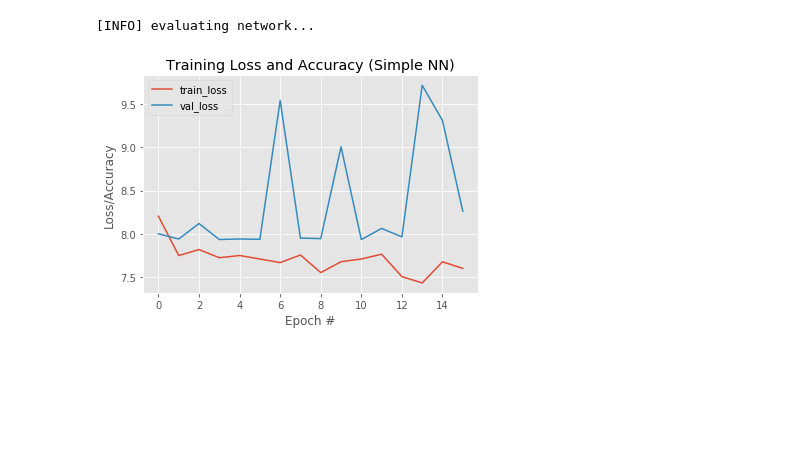
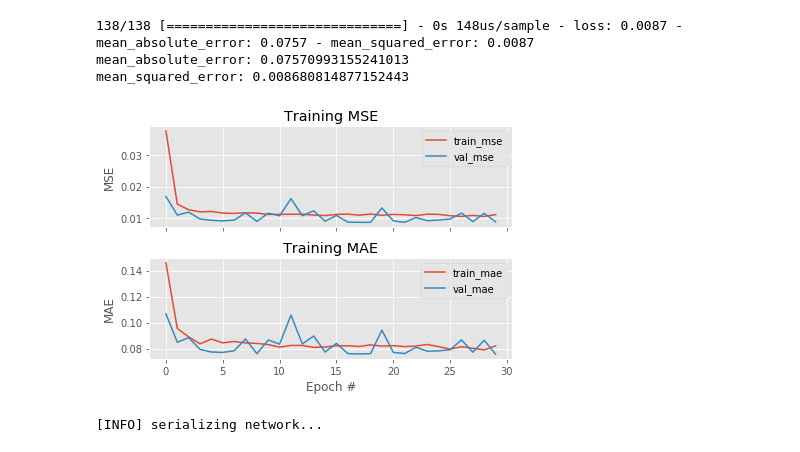
Before and after one commit to patricksferraz/wind-speed-forecast, a Jupyter notebook: rna.ipynb, the cells around one changed output. Cells and saved outputs as stored; diff of their text form; code cells hidden in the pictures; blank space fills up the shorter version.

Commit message:
refactor: deletes comments, changes query variables, changes plot function"
Please enter the commit message for your changes. Lines starting

```diff
--- a/rna.ipynb
+++ b/rna.ipynb
@@ -9,7 +9,9 @@ import numpy as np
 import matplotlib
 # %%
 args = {
-    "dataset": "confidential/train150.txt"
+    "dataset": "confidential/train150.txt",
+    "model": "out/wind_speed_nn.model",
+    "plot": "out/wind_speed_plot.png"
 }
 # %%
 np.random.seed(8)
@@ -18,7 +20,7 @@ dataframe = pd.read_csv(args["dataset"], delimiter="\t", header=None)
 dataset = dataframe.values
 # %%
 X = dataset[:-1]
-Y = dataset[:, 4][1:]
+Y = dataset[1:, 4]
 # %%
 # partition the data into training and testing splits using 75% of
 # the data for training and the remaining 25% for testing
@@ -30,5 +32,5 @@ scaler = preprocessing.MinMaxScaler()
 X_train = scaler.fit_transform(X_train)
 X_test = scaler.transform(X_test)
 # %%
-Y_train = scaler.transform(Y_train.reshape(-1, 1))
+Y_train = scaler.fit_transform(Y_train.reshape(-1, 1))
 Y_test = scaler.transform(Y_test.reshape(-1, 1))
@@ -69,14 +44,14 @@ Colocations handled automatically by placer.
 # %%
 # initialize our initial learning rate and # of epochs to train for
 # INIT_LR = 0.01
-EPOCHS = 16
+EPOCHS = 30
 
 # compile the model using SGD as our optimizer and categorical
 # cross-entropy loss (you'll want to use binary_crossentropy
 # for 2-class classification)
 print("[INFO] training network...")
 # opt = tf.keras.optimizers.SGD(lr=INIT_LR)
-model.compile(loss="mse", optimizer="sgd", metrics=["mae"])
+model.compile(loss="mse", optimizer="sgd", metrics=["mae", "mse"])
 
 # train the neural network
 H = model.fit(
@@ -107,32 +82,45 @@ Epoch 16/16
+# %%
+# evaluate the model
+scores = model.evaluate(X_test, Y_test)
+print("{}: {}\n{}: {}".format(model.metrics_names[1], scores[1], model.metrics_names[2], scores[2]))
+# %% [output]
+138/138 [==============================] - 0s 148us/sample - loss: 0.0087 - mean_absolute_error: 0.0757 - mean_squared_error: 0.0087
+mean_absolute_error: 0.07570993155241013
+mean_squared_error: 0.008680814877152443
 # %%
-# evaluate the network
-print("[INFO] evaluating network...")
-# predictions = model.predict(X_test, batch_size=1)
-# print(classification_report(Y_test, predictions, target_names=["velocidade"]))
-
 # evaluate the model
-# scores = model.evaluate(X, Y)
-# print("\n%s: %.2f%%" % (model.metrics_names[1], scores[1] * 100))
+# print("[INFO] evaluating network...")
+# predictions = model.predict(testX, batch_size=1)
+# print(
+#     classification_report(
+#         testY.argmax(axis=1),
+#         predictions.argmax(axis=1),
+#         target_names=lb.classes_,
+#     )
+# )
-# %% [output]
-[INFO] evaluating network...
 # %%
-# plot the training loss and accuracy
+# plot the training loss, MAE and MSE
 N = np.arange(0, EPOCHS)
 plt.style.use("ggplot")
-plt.figure()
-plt.plot(N, H.history["loss"], label="train_loss")
-plt.plot(N, H.history["val_loss"], label="val_loss")
-# plt.plot(N, H.history["acc"], label="train_acc")
-# plt.plot(N, H.history["val_acc"], label="val_acc")
-plt.title("Training Loss and Accuracy (Simple NN)")
+_, axs = plt.subplots(2, 1, sharex=True)
+axs[0].plot(N, H.history["mean_squared_error"], label="train_mse")
+axs[0].plot(N, H.history["val_mean_squared_error"], label="val_mse")
+axs[0].set_title("Training MSE")
+axs[0].set_ylabel("MSE")
+axs[0].legend()
+axs[1].plot(N, H.history["mean_absolute_error"], label="train_mae")
+axs[1].plot(N, H.history["val_mean_absolute_error"], label="val_mae")
+axs[1].set_title("Training MAE")
+axs[1].set_ylabel("MAE")
+axs[1].legend()
+plt.tight_layout()
 plt.xlabel("Epoch #")
-plt.ylabel("Loss/Accuracy")
-plt.legend()
-plt.show()
-# plt.savefig(args["plot"])
-
-# save the model and label binarizer to disk
-# print("[INFO] serializing network and label binarizer...")
-# model.save(args["model"])
+plt.savefig(args["plot"])
 # %% [output]
-[figure, old version]
+[figure, new version]
+# %%
+# save the model to disk
+print("[INFO] serializing network...")
+model.save(args["model"])
+# %% [output]
+[INFO] serializing network...
```
Also changed, not shown: parts of 4 cells of this notebook, 4 other files.
